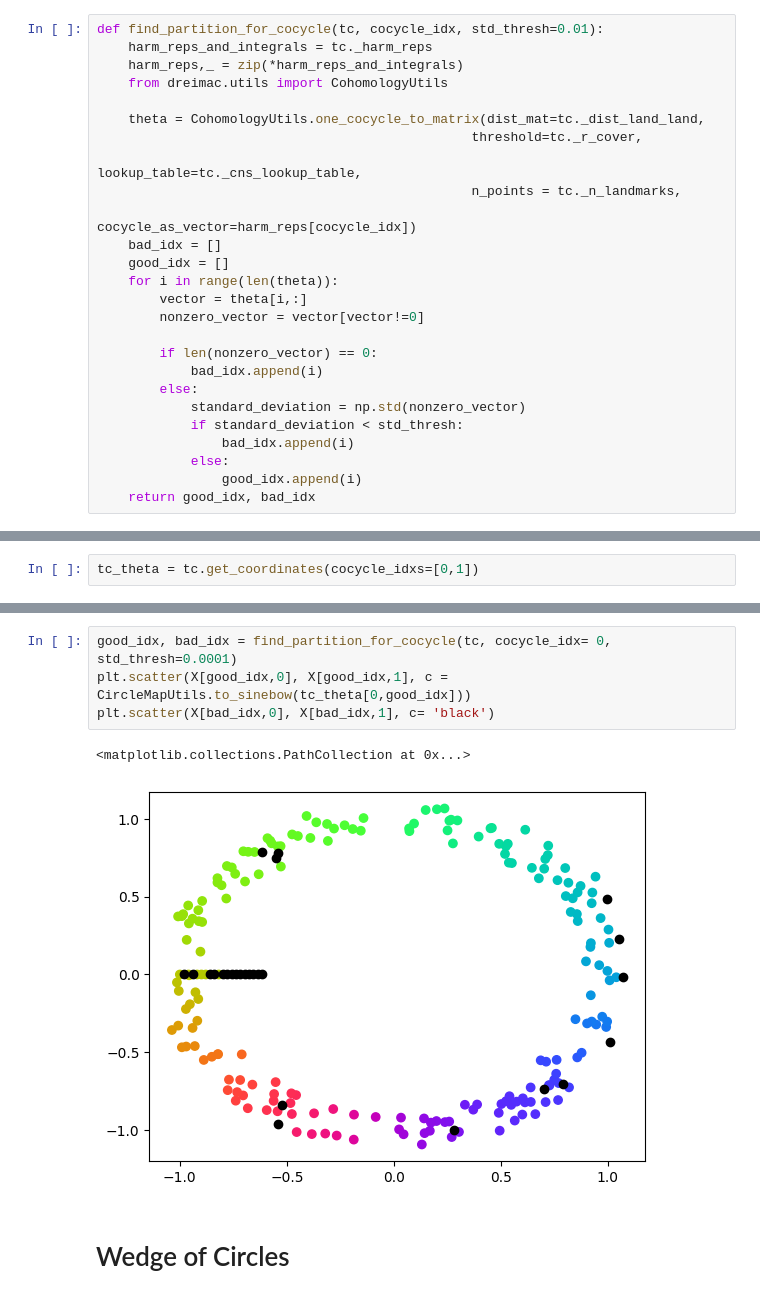
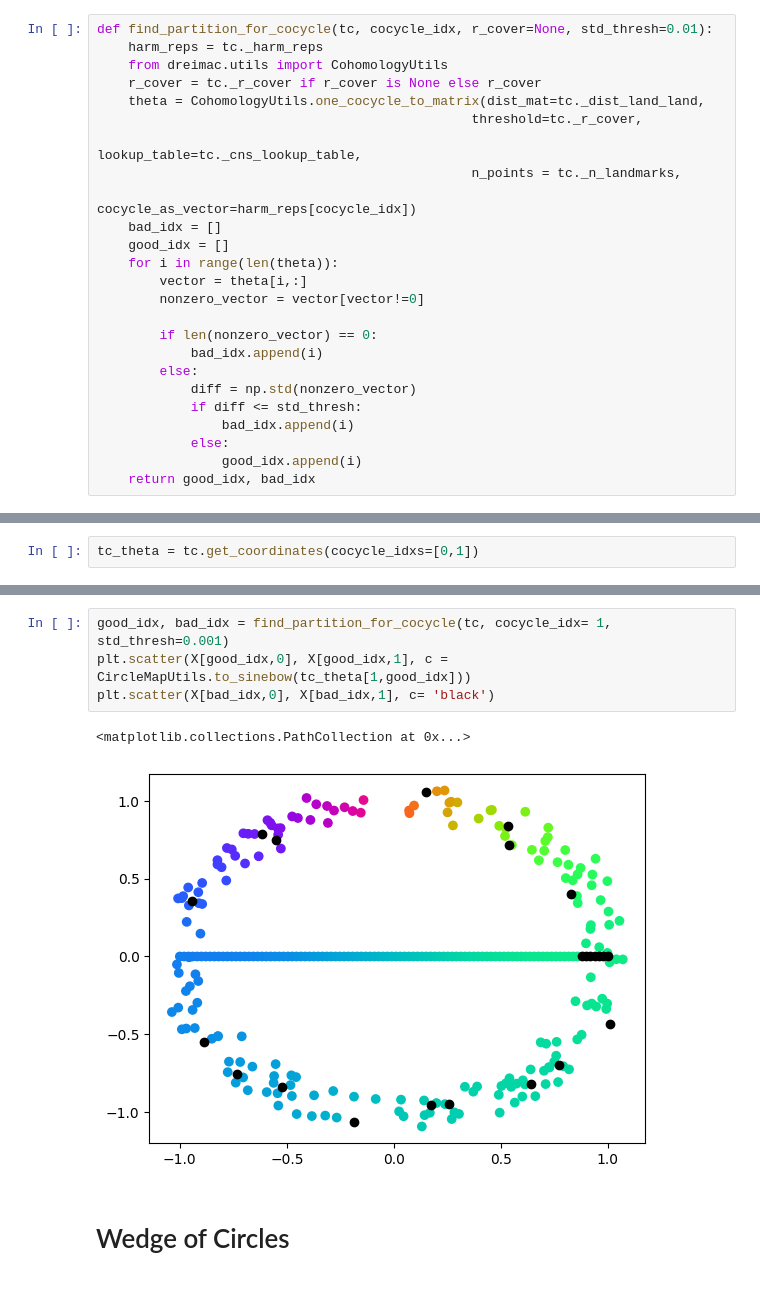
Before and after one commit to Tanishqbh/DREiMac, a Jupyter notebook: docs/notebooks/partition_landmarks.ipynb, the cells around one changed output, grey strips where cells are left out. Drawn from its saved outputs; the diff is of its cells as text.

Commit message:
add partitions for toroidal coordinates

```diff
--- a/docs/notebooks/partition_landmarks.ipynb
+++ b/docs/notebooks/partition_landmarks.ipynb
@@ -11,11 +11,10 @@ import matplotlib.pyplot as plt
 from dreimac import ToroidalCoords, GeometryExamples, CircleMapUtils
 from persim import plot_diagrams
 # %%
-def find_partition_for_cocycle(tc, cocycle_idx, std_thresh=0.01):
-    harm_reps_and_integrals = tc._harm_reps
-    harm_reps,_ = zip(*harm_reps_and_integrals)
+def find_partition_for_cocycle(tc, cocycle_idx, r_cover=None, std_thresh=0.01):
+    harm_reps = tc._harm_reps
     from dreimac.utils import CohomologyUtils
-
+    r_cover = tc._r_cover if r_cover is None else r_cover
     theta = CohomologyUtils.one_cocycle_to_matrix(dist_mat=tc._dist_land_land,
                                                 threshold=tc._r_cover,
                                                 lookup_table=tc._cns_lookup_table,
@@ -30,8 +29,8 @@ def find_partition_for_cocycle(tc, cocycle_idx, std_thresh=0.01):
         if len(nonzero_vector) == 0:
             bad_idx.append(i)
         else:
-            standard_deviation = np.std(nonzero_vector)
-            if standard_deviation < std_thresh:
+            diff = np.std(nonzero_vector)
+            if diff <= std_thresh:
                 bad_idx.append(i)
             else:
                 good_idx.append(i)
@@ -64,10 +63,10 @@ plt.scatter(X[:,0], X[:,1], c = CircleMapUtils.to_sinebow(tc_theta[0,:]))
 # %%
-good_idx, bad_idx = find_partition_for_cocycle(tc, cocycle_idx= 0, std_thresh=0.0001)
-plt.scatter(X[good_idx,0], X[good_idx,1], c = CircleMapUtils.to_sinebow(tc_theta[0,good_idx]))
+good_idx, bad_idx = find_partition_for_cocycle(tc, cocycle_idx= 1, std_thresh=0.001)
+plt.scatter(X[good_idx,0], X[good_idx,1], c = CircleMapUtils.to_sinebow(tc_theta[1,good_idx]))
 plt.scatter(X[bad_idx,0], X[bad_idx,1], c= 'black')
 # %% [output]
 <matplotlib.collections.PathCollection at 0x...>
-[figure, old version]
+[figure, new version]
 # %% [markdown]
 # Wedge of Circles
 # %%
```
Also changed, not shown: parts of 19 cells of this notebook, 1 other file.
